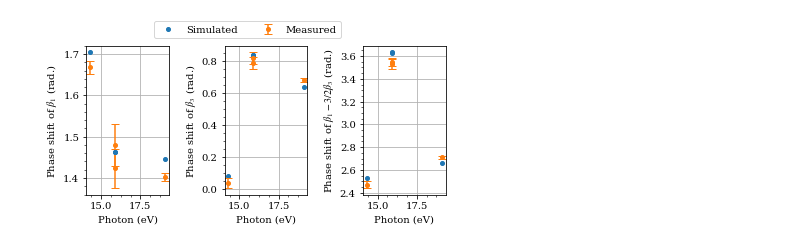
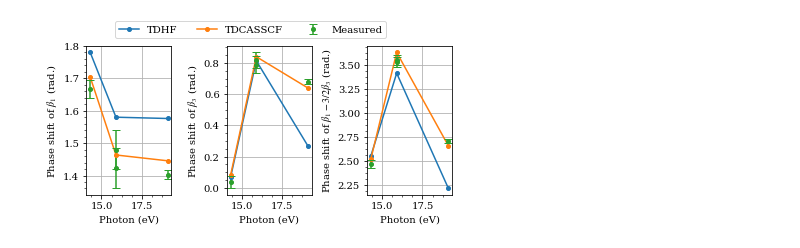
Before and after one commit to DaehyunPY/FERMI20144077, a Jupyter notebook: Notebooks/Compare Ne beta phase shifts.ipynb, the cells around one changed output. Drawn from its saved outputs; the diff is of its cells as text; code cells hidden in the pictures.

```diff
--- a/Notebooks/Compare Ne beta phase shifts.ipynb
+++ b/Notebooks/Compare Ne beta phase shifts.ipynb
@@ -23,34 +5,51 @@ the
+# %%
+sheets = pd.read_excel('Data/Global fitting.xlsx', sheet_name=None)
+groupped = {
+    k: v.groupby('Photon (eV)').mean()
+    for k, v in sheets.items() if k in {'summary', 'TDHF', 'TDCASSCF'}
+}
 # %%
 plt.style.use('Report.mplstyle')
 plt.figure(figsize=(6,3))
 plt.subplot(131)
 plt.xlabel('Photon (eV)')
 plt.ylabel(r'Phase shift of $\beta_1$ (rad.)')
-plt.plot(the['photon (eV)'], the['beta1_shift'], 'o', label='Simulated')
-plt.errorbar(exp['photon (eV)'], exp['beta1_shift'], yerr=exp['beta1_shift_err'], fmt='o',
+plt.plot(groupped['TDHF']['beta1 shift'], 'o-', label='TDHF')
+plt.plot(groupped['TDCASSCF']['beta1 shift'], 'o-', label='TDCASSCF')
+plt.errorbar(sheets['measured']['Photon (eV)'],
+             sheets['measured']['beta1 shift'],
+             yerr=sheets['measured']['beta1 shift error'],
+             fmt='o',
              label='Measured')
-# plt.ylim(1.5-0.75, 1.5+0.75)
 plt.grid(True)
-plt.figlegend(loc='upper center', ncol=2)
+plt.figlegend(loc='upper center', ncol=3)
 
 plt.subplot(132)
 plt.xlabel('Photon (eV)')
 plt.ylabel(r'Phase shift of $\beta_3$ (rad.)')
-plt.plot(the['photon (eV)'], the['beta3_shift'], 'o')
-plt.errorbar(exp['photon (eV)'], exp['beta3_shift'], yerr=exp['beta3_shift_err'], fmt='o')
-# plt.ylim(0.5-0.75, 0.5+0.75)
+plt.plot(groupped['TDHF']['beta3 shift'], 'o-', label='TDHF')
+plt.plot(groupped['TDCASSCF']['beta3 shift'], 'o-', label='TDCASSCF')
+plt.errorbar(sheets['measured']['Photon (eV)'],
+             sheets['measured']['beta3 shift'],
+             yerr=sheets['measured']['beta3 shift error'],
+             fmt='o',
+             label='Measured')
 plt.grid(True)
 
 plt.subplot(133)
 plt.xlabel('Photon (eV)')
 plt.ylabel(r'Phase shift of $\beta_1-3/2\beta_3$ (rad.)')
-plt.plot(the['photon (eV)'], the['beta1m3_shift'], 'o')
-plt.errorbar(exp['photon (eV)'], exp['beta1m3_shift'], yerr=exp['beta1m3_shift_err'], fmt='o')
-# plt.ylim(3.0-0.75, 3.0+0.75)
+plt.plot(groupped['TDHF']['beta1m3 shift'], 'o-', label='TDHF')
+plt.plot(groupped['TDCASSCF']['beta1m3 shift'], 'o-', label='TDCASSCF')
+plt.errorbar(sheets['measured']['Photon (eV)'],
+             sheets['measured']['beta1m3 shift'],
+             yerr=sheets['measured']['beta1m3 shift error'],
+             fmt='o',
+             label='Measured')
 plt.grid(True)
 plt.tight_layout()
 plt.subplots_adjust(top=0.875)
-plt.savefig(f"Figures/compare_ne_shifts_with_ishikawa.pdf")
+plt.savefig(f"Figures/compare_ne_shifts_with_ishikawa's1.pdf")
 plt.show()
 # %% [output]
-[figure, old version]
+[figure, new version]
```
Also changed, not shown: parts of 3 cells of this notebook, 5 other files.
